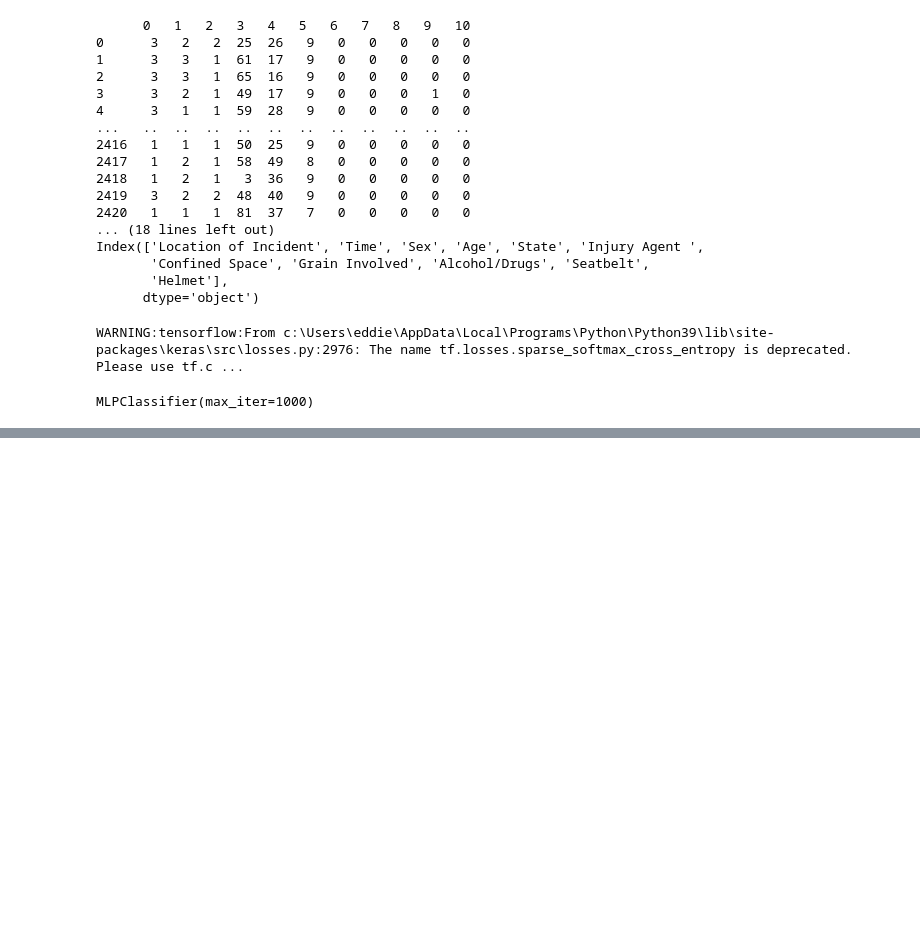
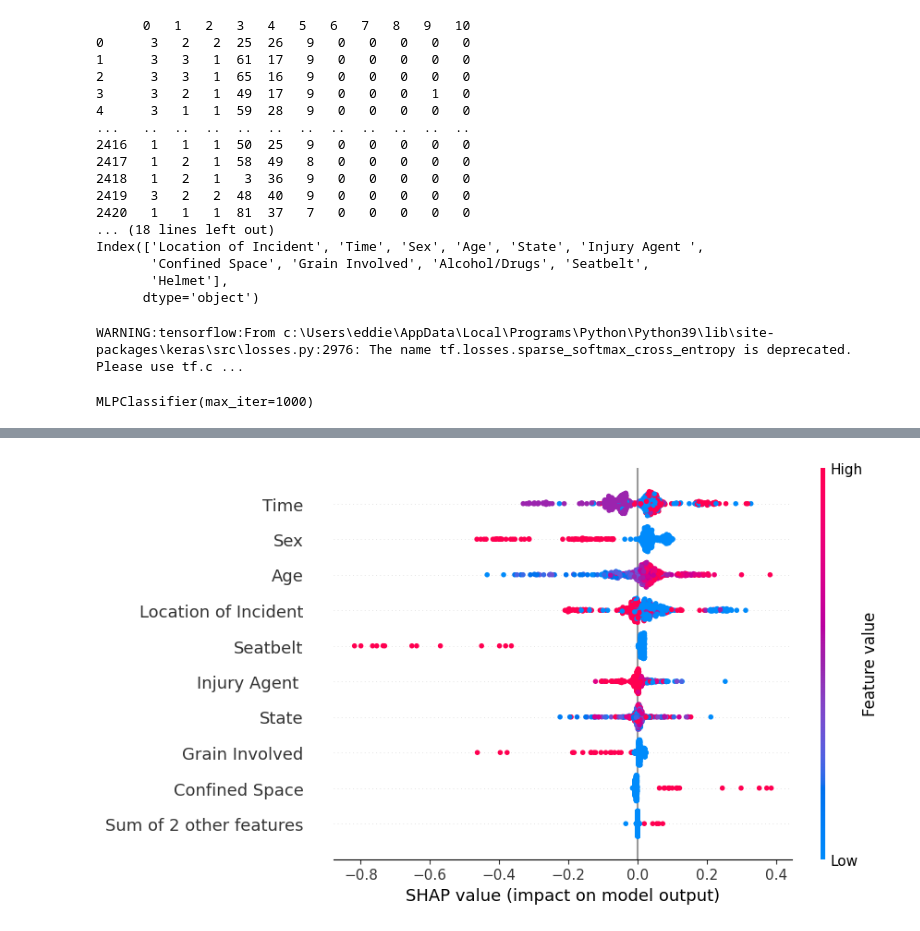
Before and after one commit to EddieZ18326/SSTP-Injury-Projects, a Jupyter notebook: Agriculture/Linear/MLP.ipynb, the cells around one changed output, grey strips where cells are left out. Drawn from its saved outputs; the diff is of its cells as text; code cells hidden in the pictures; blank space fills up the shorter version.

```diff
--- a/Agriculture/Linear/MLP.ipynb
+++ b/Agriculture/Linear/MLP.ipynb
@@ -110,0 +111,8 @@ shap.summary_plot(shap_values,X_train,feature_names = features,plot_type="bar",
+# %%
+explanation = shap.Explanation(
+    values=shap_values,
+    feature_names=features
+)
+shap.plots.beeswarm(explanation)
+# %% [output]
+[figure, added]
```
Also changed, not shown: parts of 4 cells of this notebook, 11 other files.
